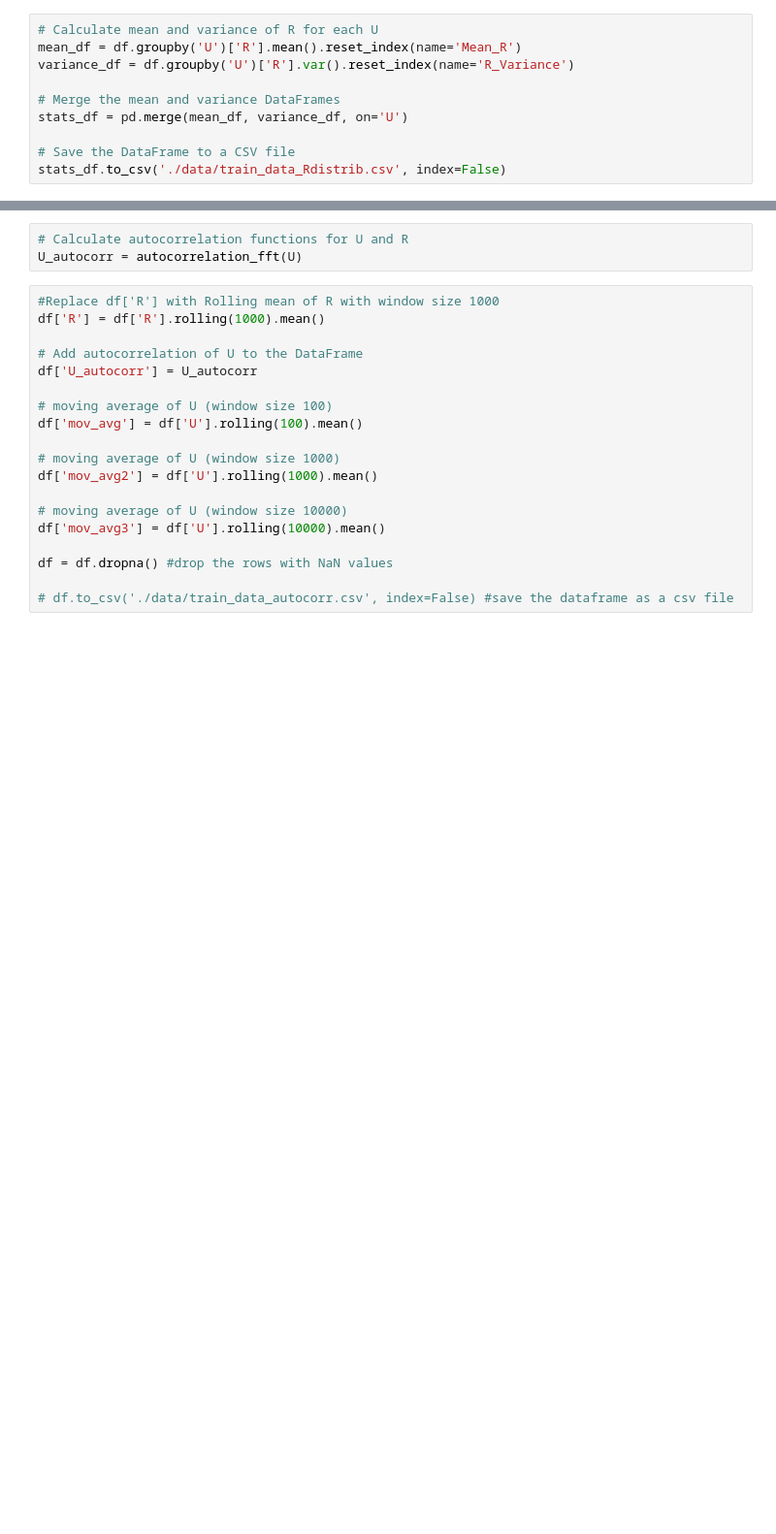
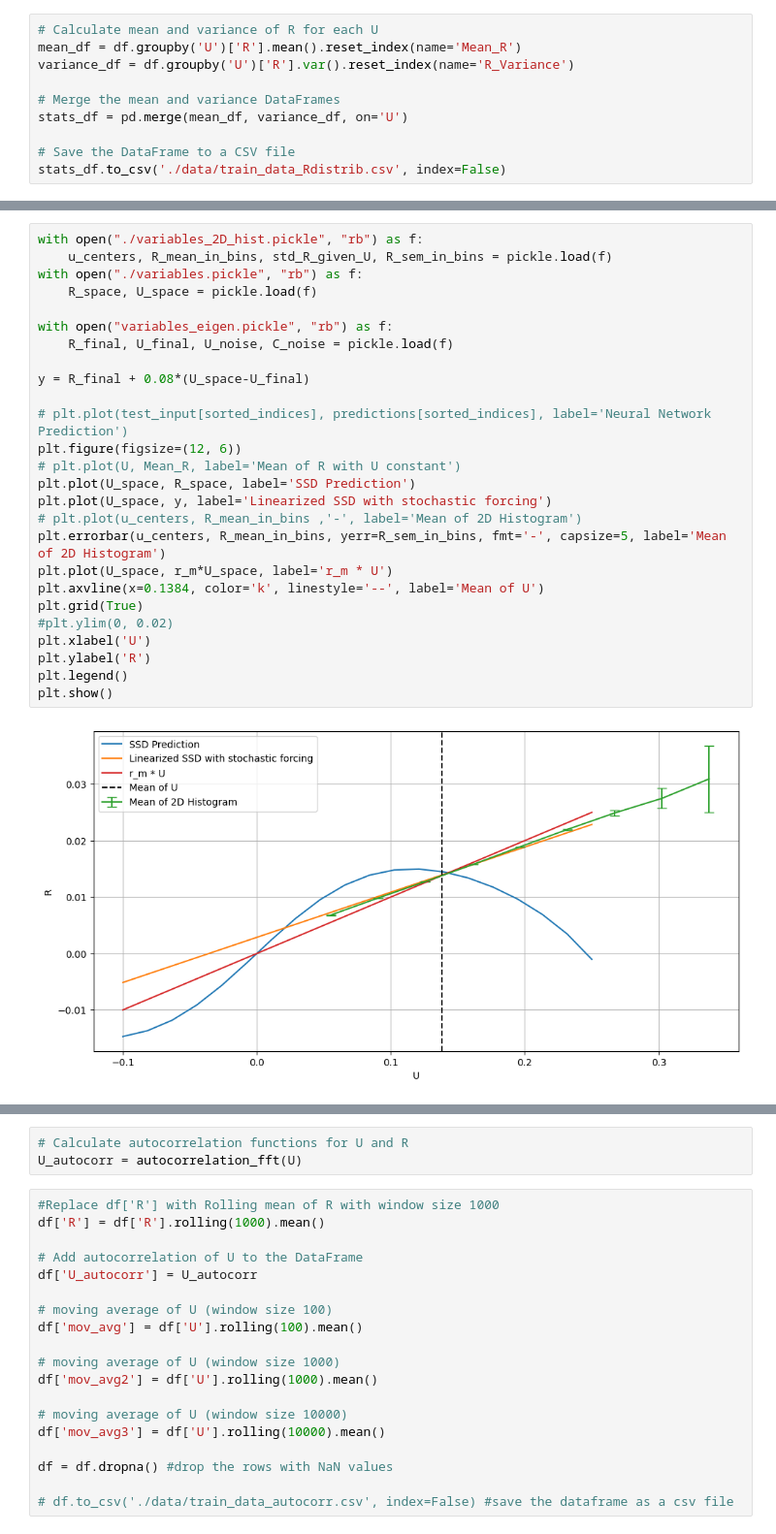
Before and after one commit to nbibrahim/The_Nurul_Network, a Jupyter notebook: train_test/Uspace_training_data.ipynb, the cells around one changed output, grey strips where cells are left out. Shown at 97% size. Saved outputs shown, nothing was run; the diff lists cells and outputs as text; blank space fills up the shorter version.

```diff
--- a/train_test/Uspace_training_data.ipynb
+++ b/train_test/Uspace_training_data.ipynb
@@ -217,0 +288,28 @@ stats_df.to_csv('./data/train_data_Rdistrib.csv', index=False)
+# %%
+with open("./variables_2D_hist.pickle", "rb") as f:
+    u_centers, R_mean_in_bins, std_R_given_U, R_sem_in_bins = pickle.load(f)
+with open("./variables.pickle", "rb") as f:
+    R_space, U_space = pickle.load(f)
+
+with open("variables_eigen.pickle", "rb") as f:
+    R_final, U_final, U_noise, C_noise = pickle.load(f)
+
+y = R_final + 0.08*(U_space-U_final)
+
+# plt.plot(test_input[sorted_indices], predictions[sorted_indices], label='Neural Network Prediction')
+plt.figure(figsize=(12, 6))
+# plt.plot(U, Mean_R, label='Mean of R with U constant')
+plt.plot(U_space, R_space, label='SSD Prediction')
+plt.plot(U_space, y, label='Linearized SSD with stochastic forcing')
+# plt.plot(u_centers, R_mean_in_bins ,'-', label='Mean of 2D Histogram')
+plt.errorbar(u_centers, R_mean_in_bins, yerr=R_sem_in_bins, fmt='-', capsize=5, label='Mean of 2D Histogram')
+plt.plot(U_space, r_m*U_space, label='r_m * U')
+plt.axvline(x=0.1384, color='k', linestyle='--', label='Mean of U')
+plt.grid(True)
+#plt.ylim(0, 0.02)
+plt.xlabel('U')
+plt.ylabel('R')
+plt.legend()
+plt.show()
+# %% [output]
+[figure, added]
```
Also changed, not shown: parts of 17 cells of this notebook, 29 other files.
